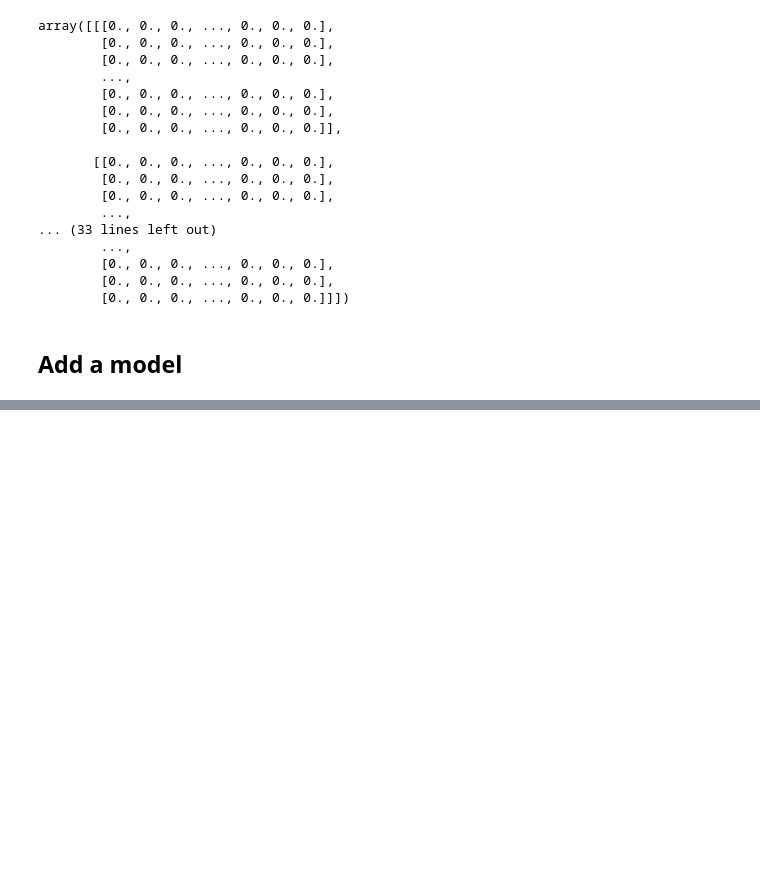
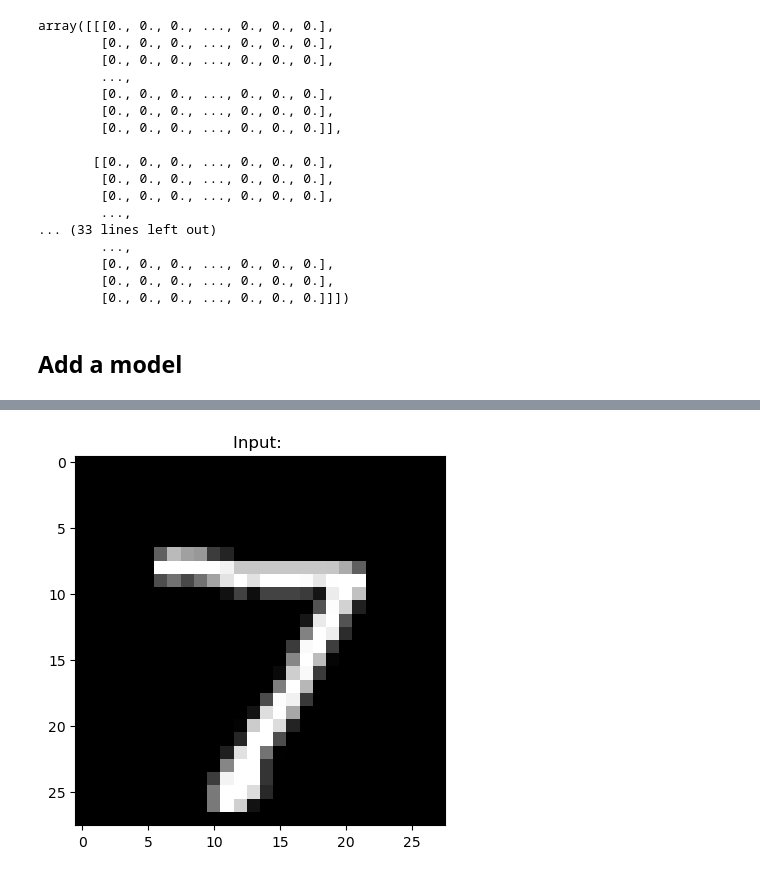
Before and after one commit to edgarWolf/deep-learning-playground, a Jupyter notebook: autoencoders.ipynb, the cells around one changed output, grey strips where cells are left out. Cells and saved outputs as stored; diff of their text form; code cells hidden in the pictures; blank space fills up the shorter version.

```diff
--- a/autoencoders.ipynb
+++ b/autoencoders.ipynb
@@ -95,0 +173,6 @@ X_test = np.array([scaler.fit_transform(X) for X in X_test])
+# %%
+plt.imshow(X_test[0], cmap="gray")
+plt.title("Input: ")
+plt.show()
+# %% [output]
+[figure, added]
```
Also changed, not shown: parts of 9 cells of this notebook.
